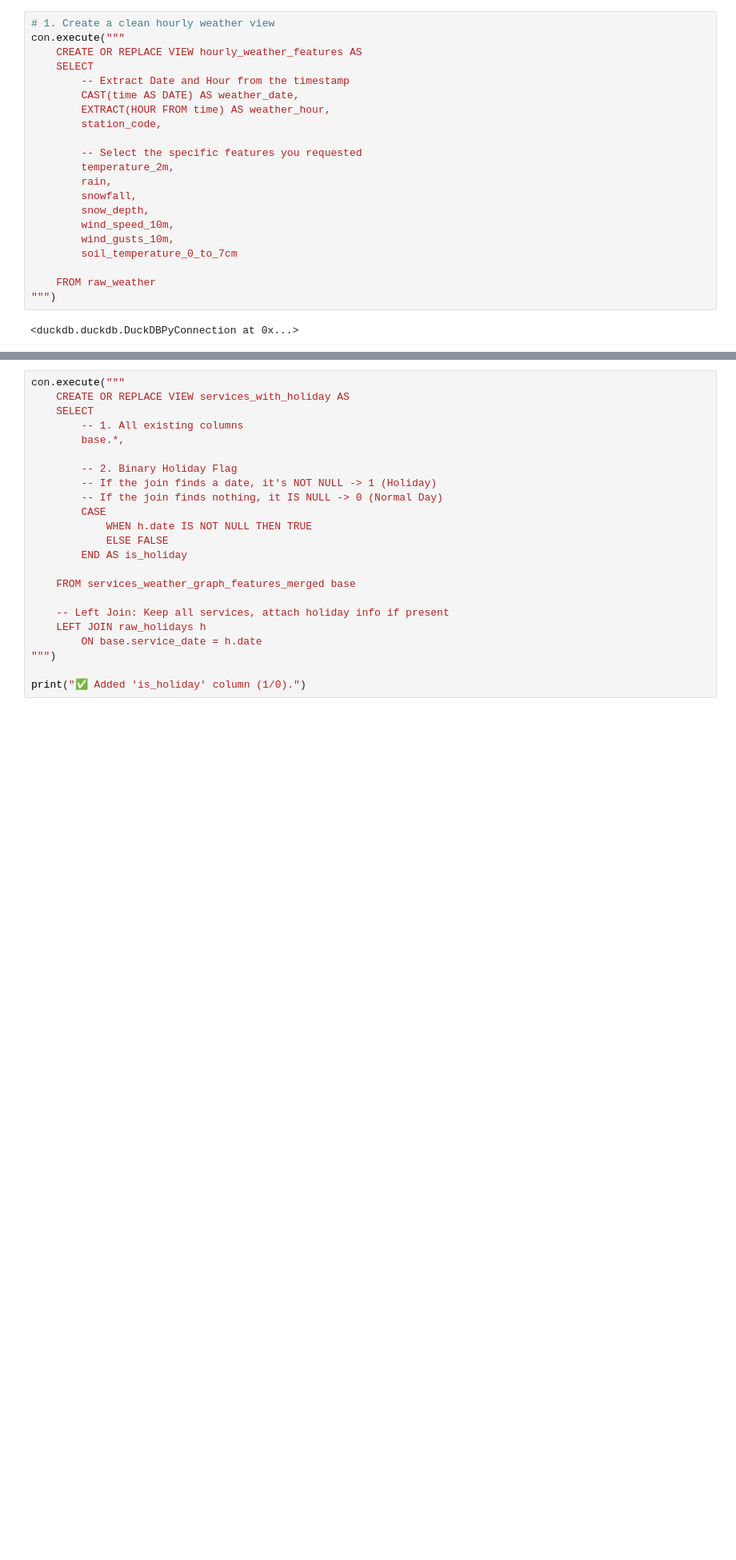
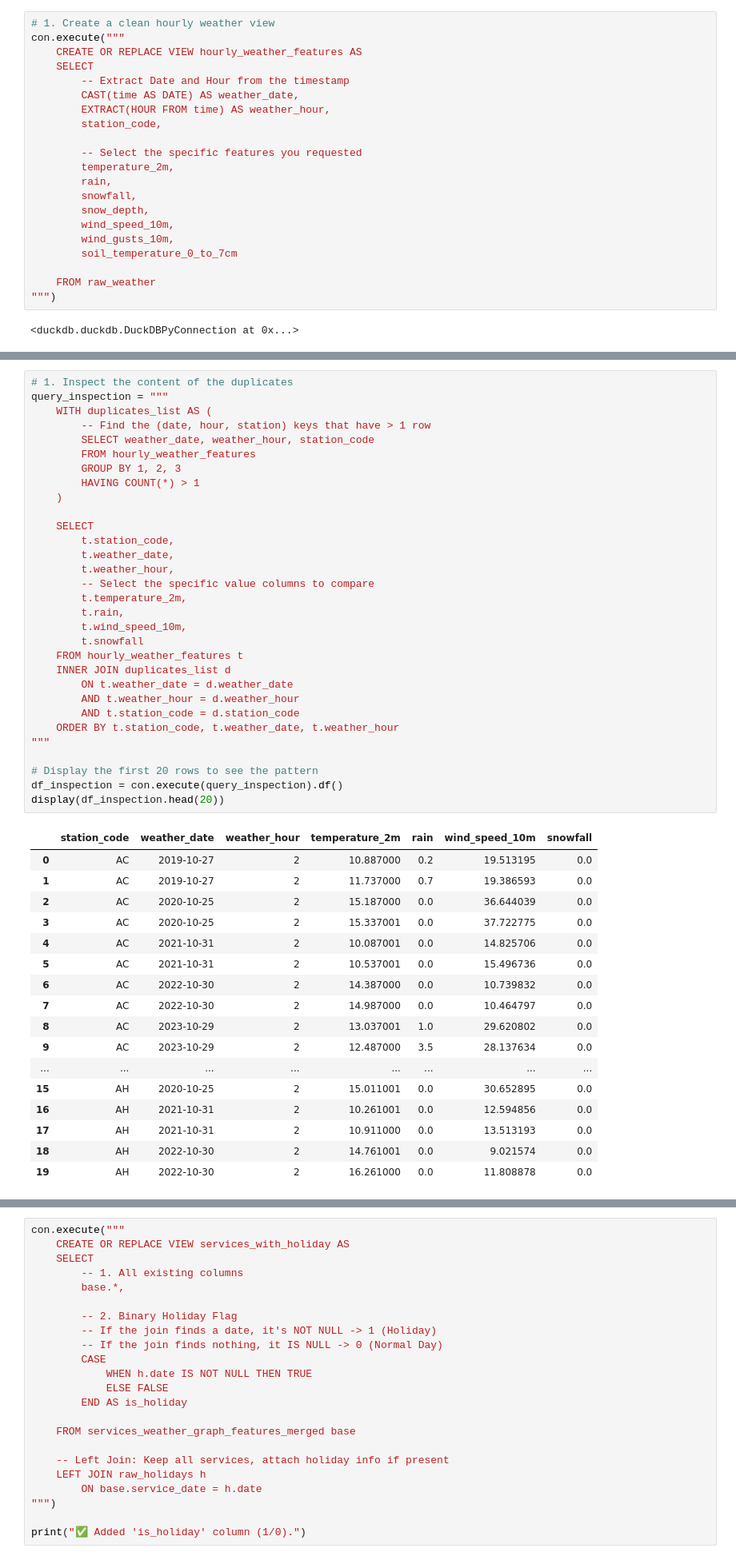
Before and after one commit to jbaonl/MSc-Thesis, a Jupyter notebook: MSc-Thesis/Bao/all_code/2_eda_and_time_series_data_creation/22_main_dataset_creation.ipynb, the cells around one changed output, grey strips where cells are left out. Shown at 80% size. Cells and saved outputs as stored; diff of their text form; blank space fills up the shorter version.

```diff
--- a/MSc-Thesis/Bao/all_code/2_eda_and_time_series_data_creation/22_main_dataset_creation.ipynb
+++ b/MSc-Thesis/Bao/all_code/2_eda_and_time_series_data_creation/22_main_dataset_creation.ipynb
@@ -1345,3 +1490,52 @@ print("✅ View 'services_weather_graph_features_merged' created.")
+# %%
+# 1. Inspect the content of the duplicates
+query_inspection = """
+    WITH duplicates_list AS (
+        -- Find the (date, hour, station) keys that have > 1 row
+        SELECT weather_date, weather_hour, station_code
+        FROM hourly_weather_features
+        GROUP BY 1, 2, 3
+        HAVING COUNT(*) > 1
+    )
+
+    SELECT
+        t.station_code,
+        t.weather_date,
+        t.weather_hour,
+        -- Select the specific value columns to compare
+        t.temperature_2m,
+        t.rain,
+        t.wind_speed_10m,
+        t.snowfall
+    FROM hourly_weather_features t
+    INNER JOIN duplicates_list d
+        ON t.weather_date = d.weather_date
+        AND t.weather_hour = d.weather_hour
+        AND t.station_code = d.station_code
+    ORDER BY t.station_code, t.weather_date, t.weather_hour
+"""
+
+# Display the first 20 rows to see the pattern
+df_inspection = con.execute(query_inspection).df()
+display(df_inspection.head(20))
+# %% [output]
+|  | station_code | weather_date | weather_hour | temperature_2m | rain | wind_speed_10m | snowfall |
+| 0 | AC | 2019-10-27 | 2 | 10.887000 | 0.2 | 19.513195 | 0.0 |
+| 1 | AC | 2019-10-27 | 2 | 11.737000 | 0.7 | 19.386593 | 0.0 |
+| 2 | AC | 2020-10-25 | 2 | 15.187000 | 0.0 | 36.644039 | 0.0 |
+| 3 | AC | 2020-10-25 | 2 | 15.337001 | 0.0 | 37.722775 | 0.0 |
+| 4 | AC | 2021-10-31 | 2 | 10.087001 | 0.0 | 14.825706 | 0.0 |
+| 5 | AC | 2021-10-31 | 2 | 10.537001 | 0.0 | 15.496736 | 0.0 |
+| 6 | AC | 2022-10-30 | 2 | 14.387000 | 0.0 | 10.739832 | 0.0 |
+| 7 | AC | 2022-10-30 | 2 | 14.987000 | 0.0 | 10.464797 | 0.0 |
+| 8 | AC | 2023-10-29 | 2 | 13.037001 | 1.0 | 29.620802 | 0.0 |
+| 9 | AC | 2023-10-29 | 2 | 12.487000 | 3.5 | 28.137634 | 0.0 |
+| ... | ... | ... | ... | ... | ... | ... | ... |
+| 15 | AH | 2020-10-25 | 2 | 15.011001 | 0.0 | 30.652895 | 0.0 |
+| 16 | AH | 2021-10-31 | 2 | 10.261001 | 0.0 | 12.594856 | 0.0 |
+| 17 | AH | 2021-10-31 | 2 | 10.911000 | 0.0 | 13.513193 | 0.0 |
+| 18 | AH | 2022-10-30 | 2 | 14.761001 | 0.0 | 9.021574 | 0.0 |
+| 19 | AH | 2022-10-30 | 2 | 16.261000 | 0.0 | 11.808878 | 0.0 |
 # %% [markdown]
 ## Holiday features
 We add a binary holiday feature flag based and merge on service date
```
Also changed, not shown: parts of 53 cells of this notebook, 1 other file.
